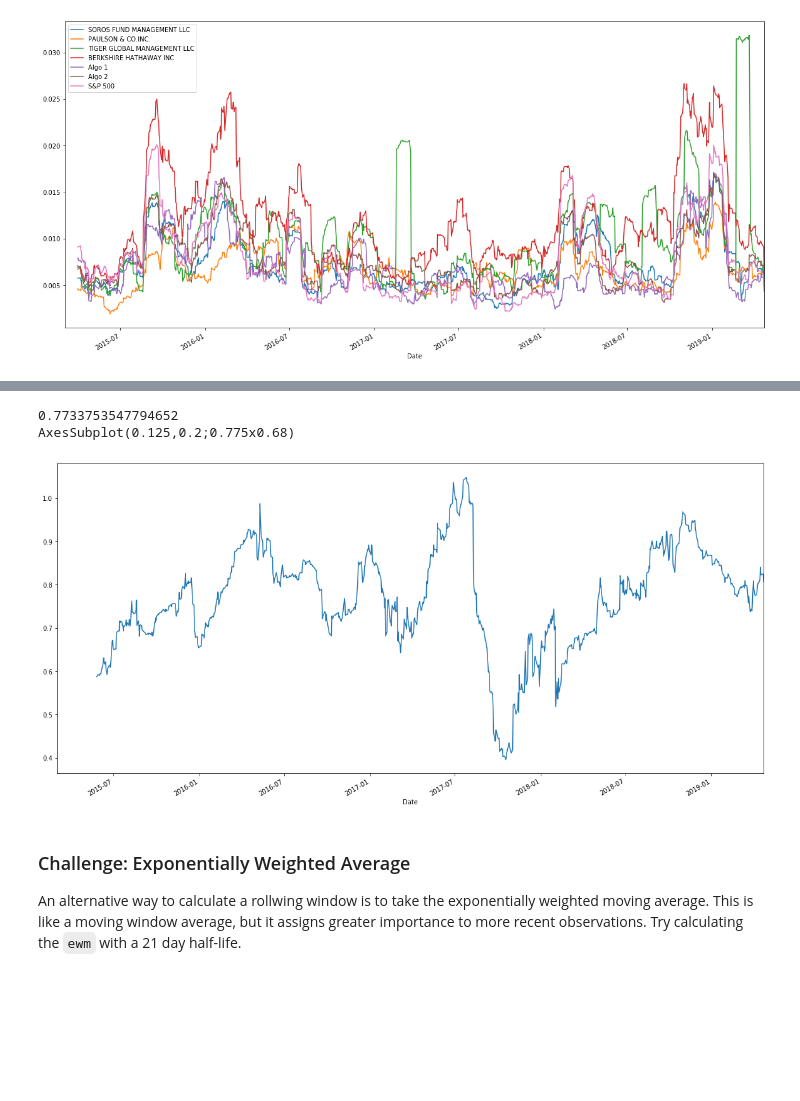
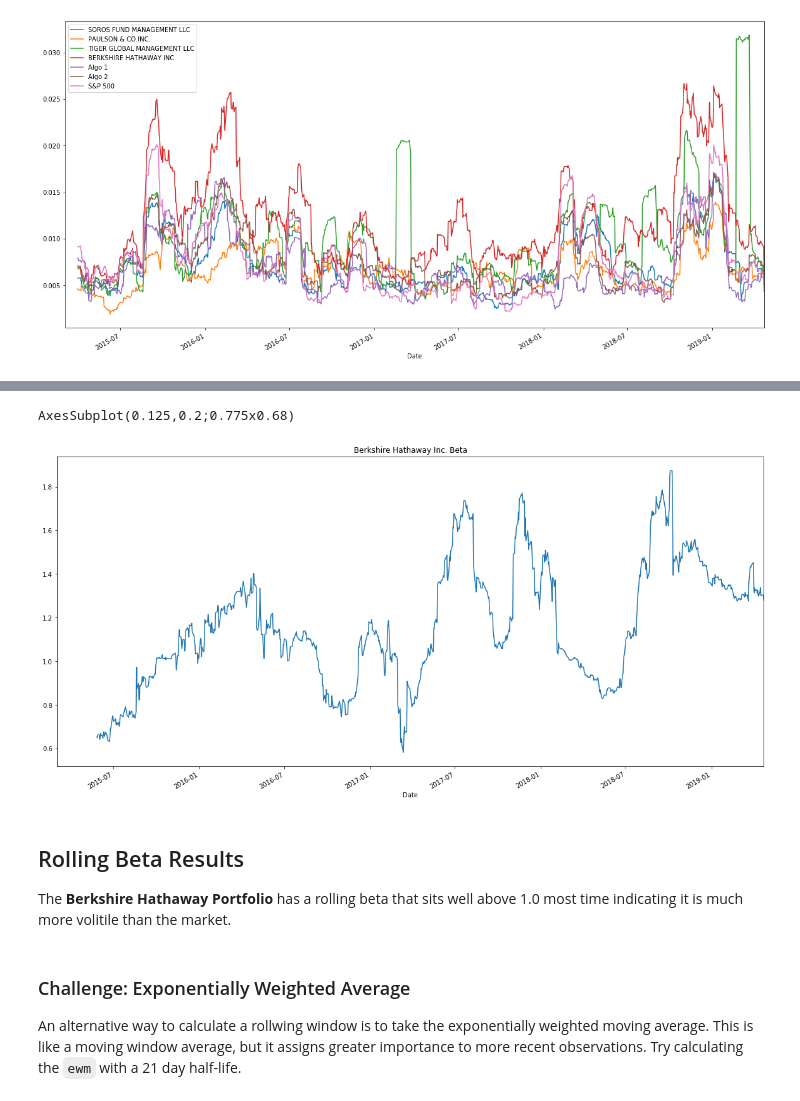
Before and after one commit to ceazer2801/pandas, a Jupyter notebook: whale_analysis.ipynb, the cells around one changed output, grey strips where cells are left out. Drawn from its saved outputs; the diff is of its cells as text; code cells hidden in the pictures; blank space fills up the shorter version.

```diff
--- a/whale_analysis.ipynb
+++ b/whale_analysis.ipynb
@@ -365,19 +376,20 @@ correlation
 | S&P 500 | 0.837864 | 0.669732 | 0.623946 | 0.751371 | 0.279494 | 0.858764 | ... |
 # %%
 # Calculate Beta for a single portfolio compared to the total market (S&P 500)
-covariance = group_df["SOROS FUND MANAGEMENT LLC"].cov(group_df["S&P 500"])
-variance = group_df["S&P 500"].var()
-soros_beta = covariance / variance
-rolling_soros_covariance = group_df["SOROS FUND MANAGEMENT LLC"].rolling(window=60).cov(group_df['S&P 500'])
+#covariance = group_df["BERKSHIRE HATHAWAY INC"].cov(group_df["S&P 500"])
+#variance = group_df["S&P 500"].var()
+#berk_beta = covariance / variance
+rolling_berk_covariance = group_df["BERKSHIRE HATHAWAY INC"].rolling(window=60).cov(group_df['S&P 500'])
 rolling_variance = group_df["S&P 500"].rolling(window=60).var()
-rolling_soros_beta = rolling_soros_covariance / rolling_variance
-rolling_beta_plot = rolling_soros_beta.plot(figsize=(20, 10))
-print(soros_beta)
+rolling_berk_beta = rolling_berk_covariance / rolling_variance
+rolling_beta_plot = rolling_berk_beta.plot(figsize=(20, 10), title="Berkshire Hathaway Inc. Beta")
 print(rolling_beta_plot)
 # %% [output]
-0.7733753547794652
 AxesSubplot(0.125,0.2;0.775x0.68)
-[figure, old version]
+[figure, new version]
+# %% [markdown]
+## Rolling Beta Results
+The **Berkshire Hathaway Portfolio** has a rolling beta that sits well above 1.0 most time indicating it is much more volitile than the market.
 # %% [markdown]
 ### Challenge: Exponentially Weighted Average
 
```
Also changed, not shown: parts of 12 cells of this notebook.
